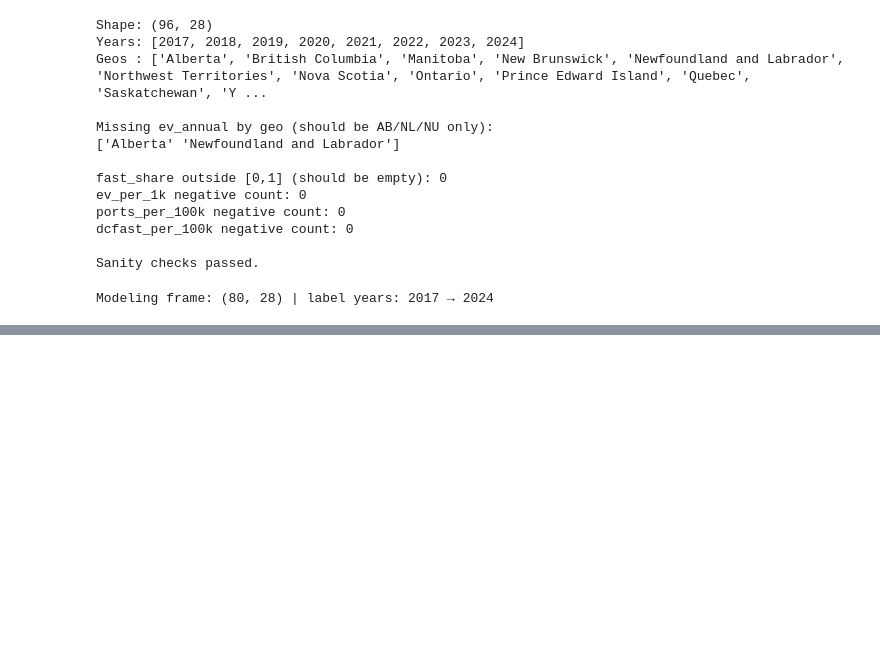
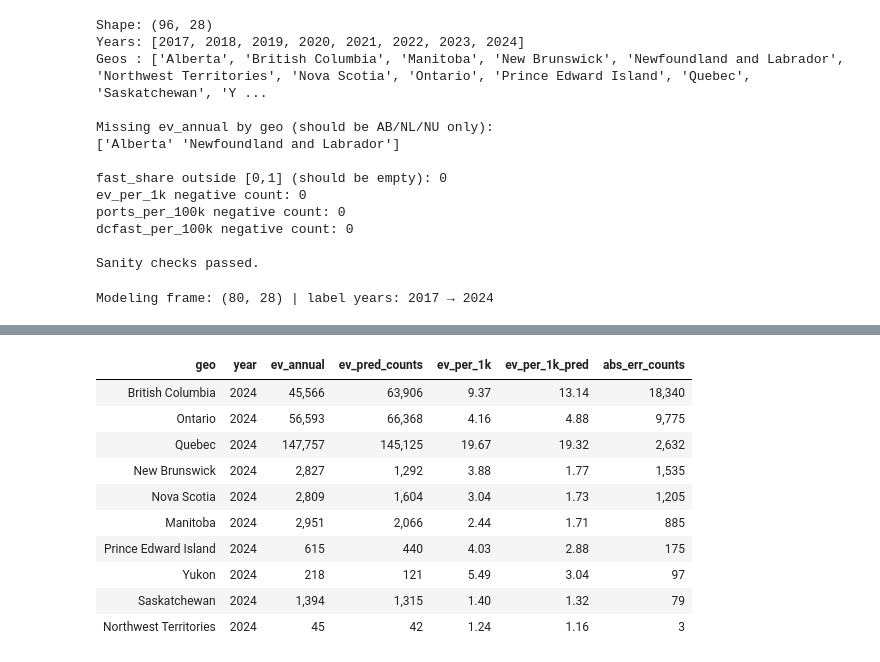
Before and after one commit to sarvenaz-vsl/Electrical-Vehicle-Adoption-Canada, a Jupyter notebook: Electrical_Vehicle_Adoption_Canada.ipynb, the cells around one changed output, grey strips where cells are left out. Cells and saved outputs as stored; diff of their text form; code cells hidden in the pictures; blank space fills up the shorter version.

```diff
--- a/Electrical_Vehicle_Adoption_Canada.ipynb
+++ b/Electrical_Vehicle_Adoption_Canada.ipynb
@@ -2154,0 +2239,69 @@ Modeling frame: (80, 28) | label years: 2017 → 2024
+# %%
+# population weights so big provinces count more
+w_tr = (feat.loc[tr_mask, "population_16plus"] / 1_000_000).fillna(1.0).values
+
+prep = ColumnTransformer(
+    transformers=[
+        ("num", SimpleImputer(strategy="constant", fill_value=0.0), num_cols),
+        ("geo", OneHotEncoder(handle_unknown="ignore"), cat_cols),
+    ],
+    remainder="drop",
+)
+
+model = Pipeline([
+    ("prep", prep),
+    ("reg", RidgeCV(alphas=[0.1, 1.0, 10.0, 100.0], cv=5)),
+])
+
+model.fit(X_tr, y_tr, reg__sample_weight=w_tr)
+
+# predict on the log scale, then invert back to EV per 1k adults
+yhat_te_per1k = np.expm1(model.predict(X_te)).clip(min=0)
+
+# counts view
+ev_pred_counts = yhat_te_per1k * (eval_2024["population_16plus"] / 1000.0)
+
+# headline metrics
+mae_per1k = mean_absolute_error(eval_2024["ev_per_1k"], yhat_te_per1k)
+r2_per1k  = r2_score(eval_2024["ev_per_1k"], yhat_te_per1k)
+
+mae_counts = mean_absolute_error(eval_2024["ev_annual"], ev_pred_counts)
+r2_counts  = r2_score(eval_2024["ev_annual"], ev_pred_counts)
+
+
+mape_counts = mape_over_threshold(eval_2024["ev_annual"].values, ev_pred_counts.values, threshold=100)
+
+print("RidgeCV α chosen:", model.named_steps["reg"].alpha_)
+print(f"[2024 hold-out, weighted] Per-capita → MAE: {mae_per1k:,.2f} EV/1k | R²: {r2_per1k:0.3f}")
+print(f"[2024 hold-out, weighted] Counts     → MAE: {mae_counts:,.0f} EV   | R²: {r2_counts:0.3f}")
+
+# who we miss most (in counts)?
+peek = (
+    eval_2024
+      .assign(ev_pred_counts = ev_pred_counts.round(0),
+              ev_per_1k_pred = yhat_te_per1k,
+              abs_err_counts = (ev_pred_counts - eval_2024["ev_annual"]).abs())
+      .sort_values("abs_err_counts", ascending=False)
+      .loc[:, ["geo","year","ev_annual","ev_pred_counts","ev_per_1k","ev_per_1k_pred","abs_err_counts"]]
+)
+
+display(
+    peek.head(10)
+        .style.hide(axis="index")
+        .format({
+            "ev_annual":"{:,.0f}",
+            "ev_pred_counts":"{:,.0f}",
+            "ev_per_1k":"{:,.2f}",
+            "ev_per_1k_pred":"{:,.2f}",
+            "abs_err_counts":"{:,.0f}",
+        })
+)
+
+# quick verdict so I know whether to iterate or move on
+if r2_counts >= 0.75 and mae_counts <= 9_000:
+    print("Verdict: better — weights + fixed effects help. We can now layer policy/income for further gains.")
+elif r2_counts >= 0.60:
+    print("Verdict: decent baseline. Next knobs: add incentives/fuel prices, try elastic net, or a Poisson with exposure.")
+else:
+    print("Verdict: still weak on counts — we’ll pivot model family and add external features.")
+# %% [output]
@@ -2154,0 +2311,11 @@ Modeling frame: (80, 28) | label years: 2017 → 2024
+| geo | year | ev_annual | ev_pred_counts | ev_per_1k | ev_per_1k_pred | abs_err_counts |
+| British Columbia | 2024 | 45,566 | 63,906 | 9.37 | 13.14 | 18,340 |
+| Ontario | 2024 | 56,593 | 66,368 | 4.16 | 4.88 | 9,775 |
+| Quebec | 2024 | 147,757 | 145,125 | 19.67 | 19.32 | 2,632 |
+| New Brunswick | 2024 | 2,827 | 1,292 | 3.88 | 1.77 | 1,535 |
+| Nova Scotia | 2024 | 2,809 | 1,604 | 3.04 | 1.73 | 1,205 |
+| Manitoba | 2024 | 2,951 | 2,066 | 2.44 | 1.71 | 885 |
+| Prince Edward Island | 2024 | 615 | 440 | 4.03 | 2.88 | 175 |
+| Yukon | 2024 | 218 | 121 | 5.49 | 3.04 | 97 |
+| Saskatchewan | 2024 | 1,394 | 1,315 | 1.40 | 1.32 | 79 |
+| Northwest Territories | 2024 | 45 | 42 | 1.24 | 1.16 | 3 |
```
Also changed, not shown: parts of 16 cells of this notebook.
